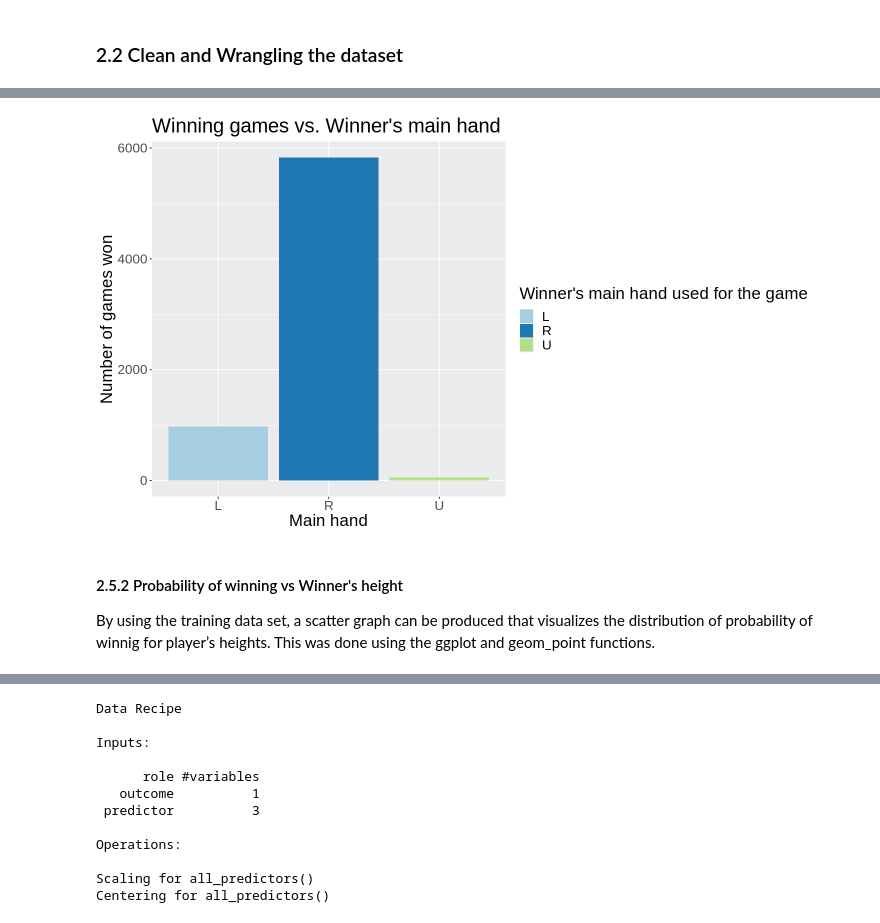
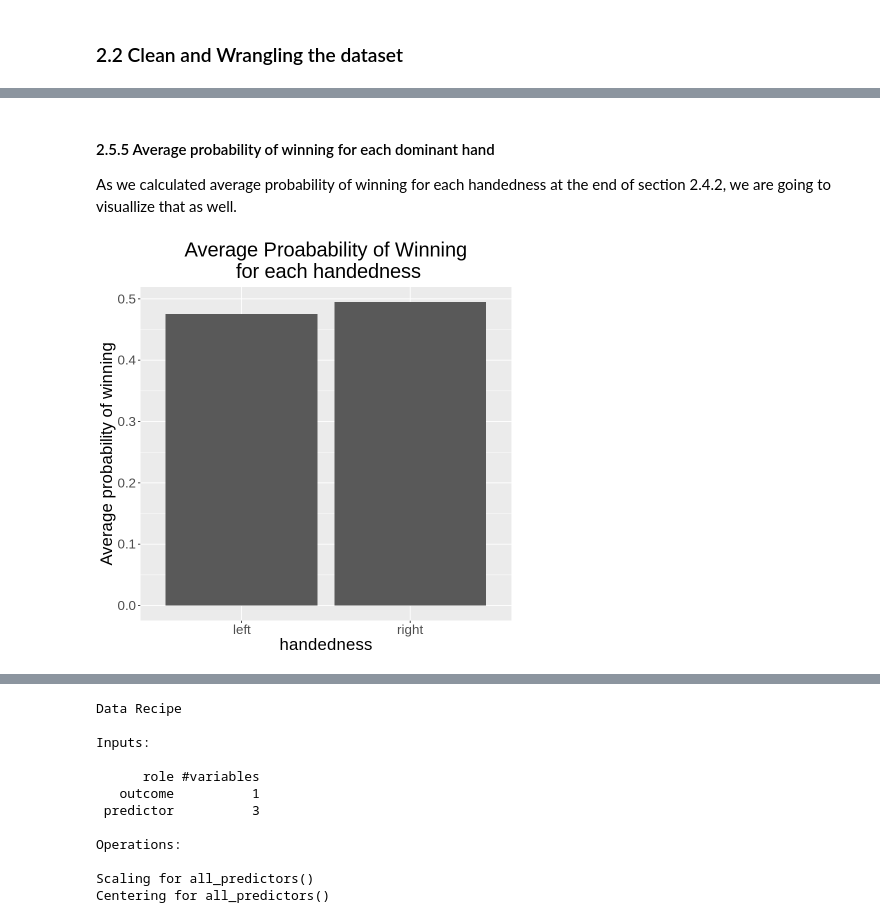
Before and after one commit to zhangLily2020/DSCI-100-Group-Project, a Jupyter notebook: final_report.ipynb, the cells around one changed output, grey strips where cells are left out. Drawn from its saved outputs; the diff is of its cells as text; code cells hidden in the pictures.

```diff
--- a/final_report.ipynb
+++ b/final_report.ipynb
@@ -69,5 +91,5 @@ We followed below steps to clean and calculate probability of winning:
 # %%
-# get number of game won for each player per year
+# Get number of game won for each player per year
 winner_data <- tennis_raw_data %>%
                 mutate(age = round(winner_age, digit = 0)) %>%
                 group_by(winner_id, age) %>%
@@ -75,7 +97,7 @@ winner_data <- tennis_raw_data %>%
                 rename(player_id = winner_id) %>%
                 unique()
 
-# get number of game lost for each player per year
+# Get number of game lost for each player per year
 loser_data <- tennis_raw_data %>%
                 mutate(age = round(loser_age, digit = 0)) %>%
                 group_by(loser_id, age) %>%
@@ -83,7 +105,7 @@ loser_data <- tennis_raw_data %>%
                 rename(player_id = loser_id) %>%
                 unique()
 
-# bind winner_data and loser_data then calculate probability of winning
+# Bind winner_data and loser_data then calculate probability of winning
 tennis_clean <- bind_rows(winner_data, loser_data) %>%
                 as_tibble() %>%
                 replace_na(list(num_winning = 0, num_losing = 0)) %>%
@@ -93,11 +115,13 @@ tennis_clean <- bind_rows(winner_data, loser_data) %>%
                           num_winning = sum(num_winning),
                           num_losing = sum(num_losing),
                           num_games = num_winning + num_losing,
-                          prob_winning = (num_winning / num_games)*100) %>%
+                          prob_winning = (num_winning / num_games)) %>%
                 unique() %>%
                 filter(num_games >= 8) %>%
-                mutate(hand = case_when(hand == "L" ~ 0, hand == "R" ~ 1))
+                mutate(hand = case_when(hand == "L" ~ 0, hand == "R" ~ 1)) %>%
+                as_tibble()
 
+# To remove players with NA
 tennis_clean <- tennis_clean[complete.cases(tennis_clean),]
 
 head(tennis_clean)
@@ -166,0 +192,7 @@ By using the tennis_num_winners_hand assigned previously, a visual representatio
+# %%
+handedness_prob_winning <- tennis_clean %>%
+                            mutate(handedness = case_when(hand == 0 ~ "left", hand == 1 ~ "right")) %>%
+                            group_by(handedness) %>%
+                            summarize(avg_prob_winning = mean(prob_winning, na.rm = TRUE))
+
+handedness_prob_winning
@@ -167,17 +276,15 @@ By using the tennis_num_winners_hand assigned previously, a visual representatio
+# %% [markdown]
+#### 2.5.5 Average probability of winning for each dominant hand
+As we calculated average probability of winning for each handedness at the end of section 2.4.2, we are going to visuallize that as well.
 # %%
-options(repr.plot.height = 7, repr.plot.width = 12)
-library(RColorBrewer)
-
-winning_hand_visual <- ggplot(tennis_num_winners_hand, aes(x = winner_hand, y = number_winners, fill = winner_hand)) +
-                            geom_bar(stat = "identity") +
-                            labs(x = "Main hand", y = "Number of games won", fill = "Winner's main hand used for the game") +
-                            ggtitle("Winning games vs. Winner's main hand") +
-                            theme(text = element_text(size = 20)) +
-                            scale_fill_brewer(palette = 'Paired')
-
-winning_hand_visual
+options(repr.plot.height = 7, repr.plot.width = 7)
+hand_plot2 <- handedness_prob_winning %>%
+                ggplot(aes(x = handedness, y = avg_prob_winning)) +
+                geom_bar(stat = "identity") +
+                labs(x = "handedness", y = "Average probability of winning",
+                     title = "Average Proabability of Winning\n for each handedness") +
+                theme(text = element_text(size = 20),
+                      plot.title = element_text(hjust = 0.5))
+hand_plot2
 # %% [output]
-[figure, old version]
+[figure, new version]
-# %% [markdown]
-#### 2.5.2 Probability of winning vs Winner's height
-By using the training data set, a scatter graph can be produced that visualizes the distribution of probability of winnig for player’s heights. This was done using the ggplot and geom_point functions.
```
Also changed, not shown: parts of 42 cells of this notebook.
